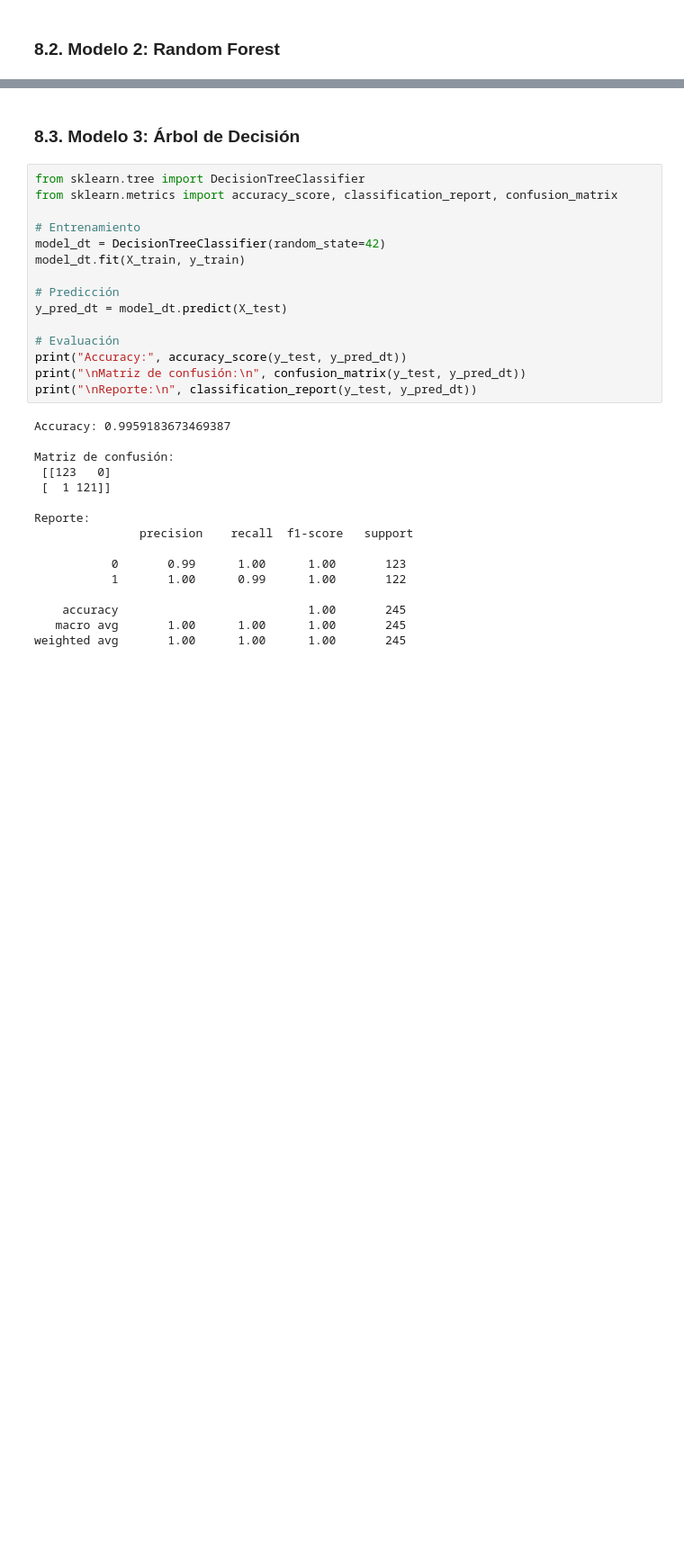
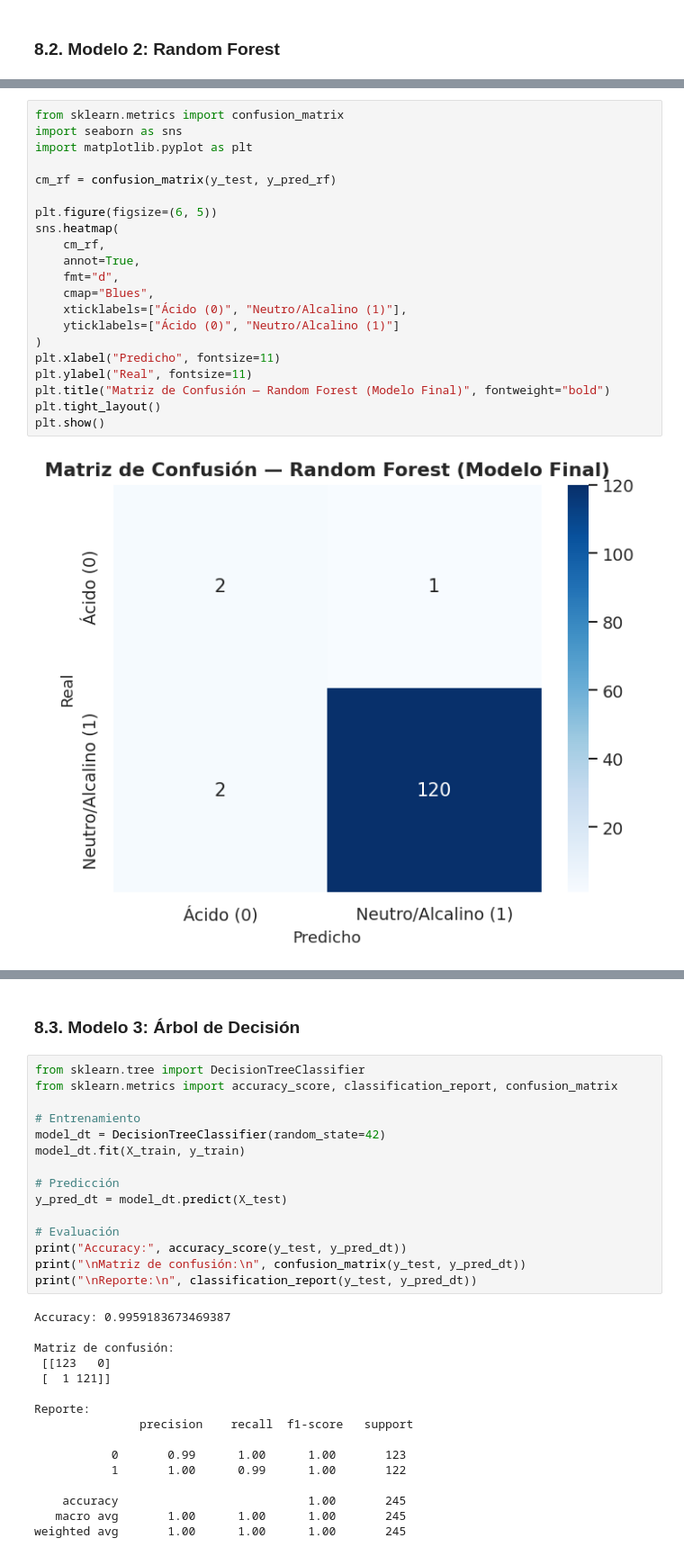
Before and after one commit to NicolleMendozaC/water-quality-dashboard-final, a Jupyter notebook: docs/_sources/notebooks/EDA_Calidad_Agua_2_0.ipynb, the cells around one changed output, grey strips where cells are left out. Shown at 90% size. Cells and saved outputs as stored; diff of their text form; blank space fills up the shorter version.

```diff
--- a/docs/_sources/notebooks/EDA_Calidad_Agua_2_0.ipynb
+++ b/docs/_sources/notebooks/EDA_Calidad_Agua_2_0.ipynb
@@ -1039,0 +1074,23 @@ weighted avg       1.00      1.00      1.00       245
+# %%
+from sklearn.metrics import confusion_matrix
+import seaborn as sns
+import matplotlib.pyplot as plt
+
+cm_rf = confusion_matrix(y_test, y_pred_rf)
+
+plt.figure(figsize=(6, 5))
+sns.heatmap(
+    cm_rf,
+    annot=True,
+    fmt="d",
+    cmap="Blues",
+    xticklabels=["Ácido (0)", "Neutro/Alcalino (1)"],
+    yticklabels=["Ácido (0)", "Neutro/Alcalino (1)"]
+)
+plt.xlabel("Predicho", fontsize=11)
+plt.ylabel("Real", fontsize=11)
+plt.title("Matriz de Confusión — Random Forest (Modelo Final)", fontweight="bold")
+plt.tight_layout()
+plt.show()
+# %% [output]
+[figure, added]
```
Also changed, not shown: parts of 11 cells of this notebook, 11 other files.
